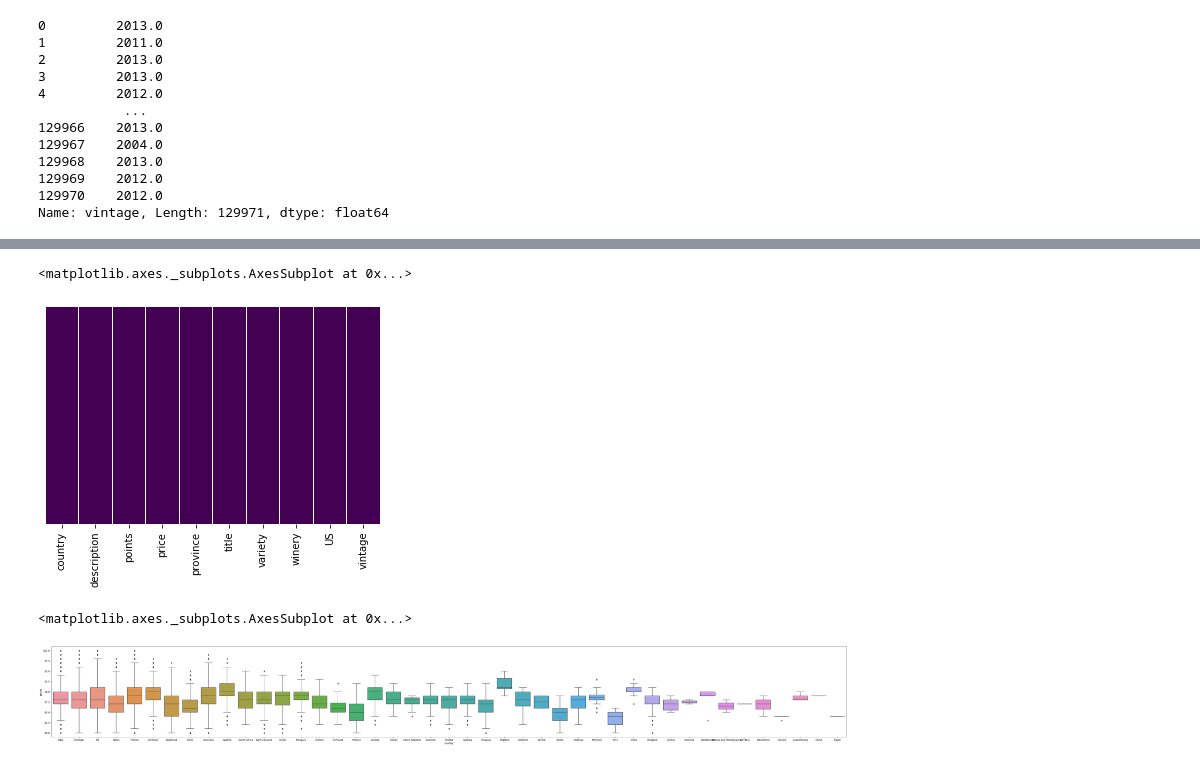
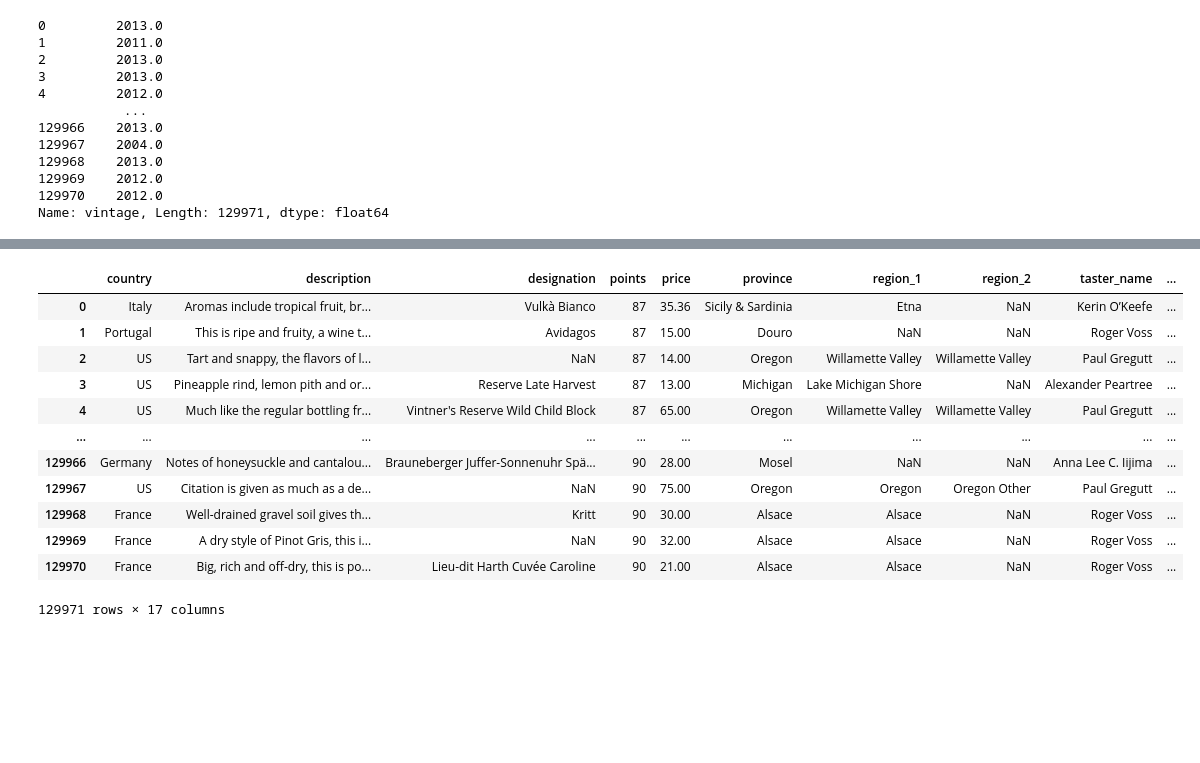
Before and after one commit to pkrosoff/wine_machine_learning, a Jupyter notebook: Code/Wine Scores (Logistic Regression).ipynb, the cells around one changed output, grey strips where cells are left out. Cells and saved outputs as stored; diff of their text form; code cells hidden in the pictures; blank space fills up the shorter version.

```diff
--- a/Code/Wine Scores (Logistic Regression).ipynb
+++ b/Code/Wine Scores (Logistic Regression).ipynb
@@ -143,21 +194,29 @@ wine_scores.drop([0,5])
 # %%
 #Drop NA volues from vintage column
-wine_scores.dropna()
+wine_scores
 
 #display new heatmap
-sns.heatmap(wine_scores.isnull(),yticklabels=False,cbar=False,cmap='viridis')
+# sns.heatmap(wine_scores.isnull(),yticklabels=False,cbar=False,cmap='viridis')
 # %% [output]
+|  | country | description | designation | points | price | province | region_1 | region_2 | taster_name | ... |
+| 0 | Italy | Aromas include tropical fruit, br... | Vulkà Bianco | 87 | 35.36 | Sicily & Sardinia | Etna | NaN | Kerin O’Keefe | ... |
+| 1 | Portugal | This is ripe and fruity, a wine t... | Avidagos | 87 | 15.00 | Douro | NaN | NaN | Roger Voss | ... |
+| 2 | US | Tart and snappy, the flavors of l... | NaN | 87 | 14.00 | Oregon | Willamette Valley | Willamette Valley | Paul Gregutt | ... |
+| 3 | US | Pineapple rind, lemon pith and or... | Reserve Late Harvest | 87 | 13.00 | Michigan | Lake Michigan Shore | NaN | Alexander Peartree | ... |
+| 4 | US | Much like the regular bottling fr... | Vintner's Reserve Wild Child Block | 87 | 65.00 | Oregon | Willamette Valley | Willamette Valley | Paul Gregutt | ... |
+| ... | ... | ... | ... | ... | ... | ... | ... | ... | ... | ... |
+| 129966 | Germany | Notes of honeysuckle and cantalou... | Brauneberger Juffer-Sonnenuhr Spä... | 90 | 28.00 | Mosel | NaN | NaN | Anna Lee C. Iijima | ... |
+| 129967 | US | Citation is given as much as a de... | NaN | 90 | 75.00 | Oregon | Oregon | Oregon Other | Paul Gregutt | ... |
+| 129968 | France | Well-drained gravel soil gives th... | Kritt | 90 | 30.00 | Alsace | Alsace | NaN | Roger Voss | ... |
+| 129969 | France | A dry style of Pinot Gris, this i... | NaN | 90 | 32.00 | Alsace | Alsace | NaN | Roger Voss | ... |
+| 129970 | France | Big, rich and off-dry, this is po... | Lieu-dit Harth Cuvée Caroline | 90 | 21.00 | Alsace | Alsace | NaN | Roger Voss | ... |
-<matplotlib.axes._subplots.AxesSubplot at 0x...>
+129971 rows × 17 columns
-[figure, removed]
 # %%
 #display the relationship country and wine score
 
-plt.figure(figsize=(60,7))
+# plt.figure(figsize=(60,7))
 
-sns.boxplot(x='country', y='points', data=wine_scores)
+# sns.boxplot(x='country', y='points', data=wine_scores)
-# %% [output]
-<matplotlib.axes._subplots.AxesSubplot at 0x...>
-[figure, removed]
 # %%
 #Display the number of wine reviews from the US and rest of the world
 sns.countplot(x='US',data=wine_scores)
```
Also changed, not shown: parts of 23 cells of this notebook.
